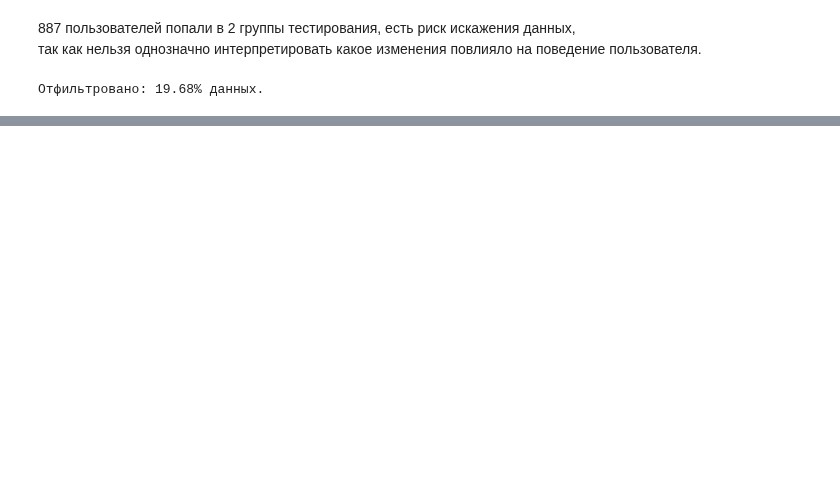
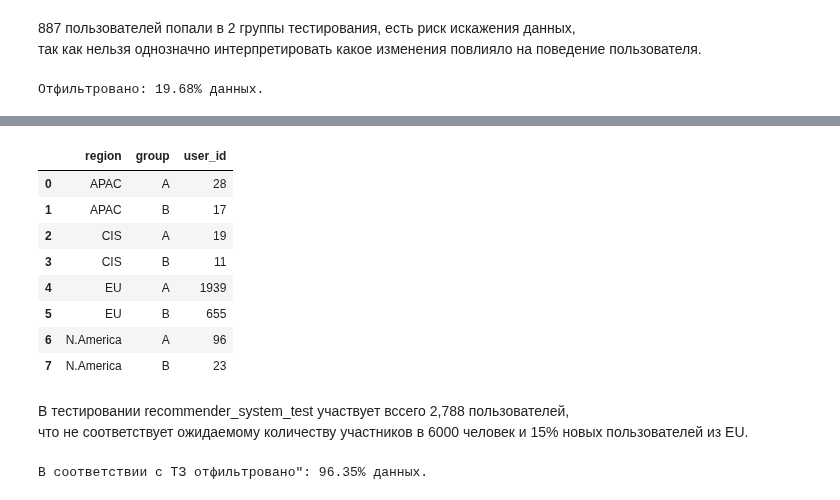
Before and after one commit to akirionenko/senior_progect, a Jupyter notebook: AB_test.ipynb, the cells around one changed output, grey strips where cells are left out. Drawn from its saved outputs; the diff is of its cells as text; code cells hidden in the pictures; blank space fills up the shorter version.

```diff
--- a/AB_test.ipynb
+++ b/AB_test.ipynb
@@ -427,0 +446,9 @@ print(
+# %%
+#создадим список с пользователями у которых не указана группа.
+error=data_cut.query('group.isna()==True')['user_id']
+#делаем срез, выведем % удаления
+data_cut_1 = data_cut.query('user_id not in@error')
+print(
+    "Отфильтровано, без группы тестирования: {:.2%} данных."
+    .format(round((len(data_cut)-len(data_cut_1))/len(data_cut),4))
+)
@@ -427,0 +476,7 @@ print(
+# %%
+data_cut_2 = data_cut_1.query('event_dt<"2020-12-25"')
+
+print(
+    'Отфильтровано: {:.2%} данных.'
+    .format(round((len(data_cut_1)-len(data_cut_2))/len(data_cut_1),4))
+)
@@ -427,0 +503,27 @@ print(
+# %%
+#создадим таблицу, в которой отобразим информацию по тестированию recommender_system_test.
+data_group_by_test_recommender=(
+    data_cut_2
+    .pivot_table(index=['region','group'],values='user_id',aggfunc='nunique')
+    .reset_index()
+)
+
+print(
+    'Общее количество участников: {:,}.'
+    .format(data_group_by_test_recommender['user_id'].sum())
+)
+print()
+print(
+    'Общее количество участников из Европы: {:,}.'
+    .format(data_group_by_test_recommender.query('region=="EU"')['user_id'].sum())
+)
+print()
+print(
+    'Общее количество участников группы А: {:,}.'
+    .format(data_group_by_test_recommender.query('group=="A"')['user_id'].sum())
+)
+print()
+print(
+    'Общее количество участников группы B: {:,}.'
+    .format(data_group_by_test_recommender.query('group=="B"')['user_id'].sum())
+)
@@ -427,0 +538,12 @@ print(
+# %%
+data_group_by_test_recommender
+# %% [output]
+|  | region | group | user_id |
+| 0 | APAC | A | 28 |
+| 1 | APAC | B | 17 |
+| 2 | CIS | A | 19 |
+| 3 | CIS | B | 11 |
+| 4 | EU | A | 1939 |
+| 5 | EU | B | 655 |
+| 6 | N.America | A | 96 |
+| 7 | N.America | B | 23 |
@@ -427,0 +555,10 @@ print(
+# %% [markdown]
+В тестировании recommender_system_test участвует вссего 2,788 пользователей,\
+что не соответствует ожидаемому количеству участников в 6000 человек и 15% новых пользователей из EU.
+# %%
+print(
+    'В соответствии с ТЗ отфильтровано": {:.2%} данных.'
+    .format(round((len(data)-len(data_cut_2))/len(data),4))
+)
+# %% [output]
+В соответствии с ТЗ отфильтровано": 96.35% данных.
```
Also changed, not shown: parts of 16 cells of this notebook.
